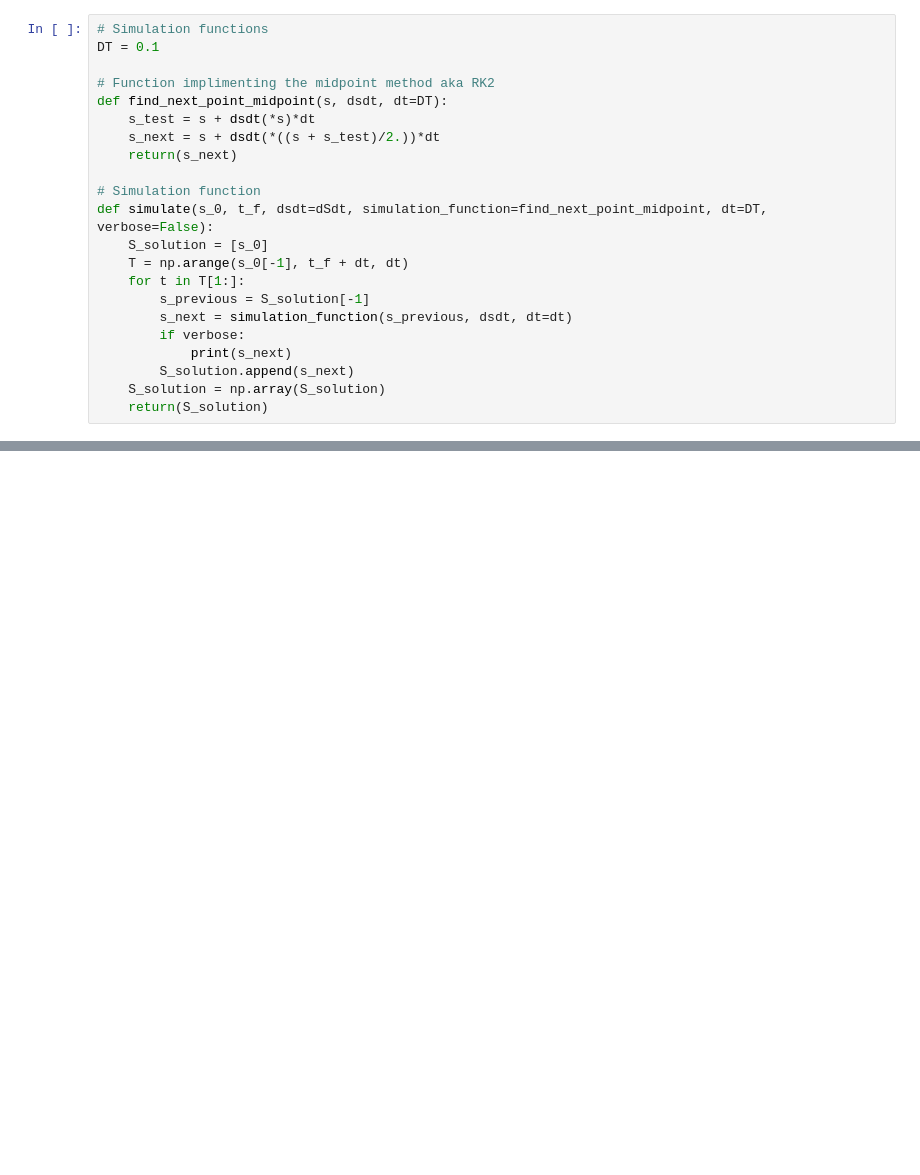
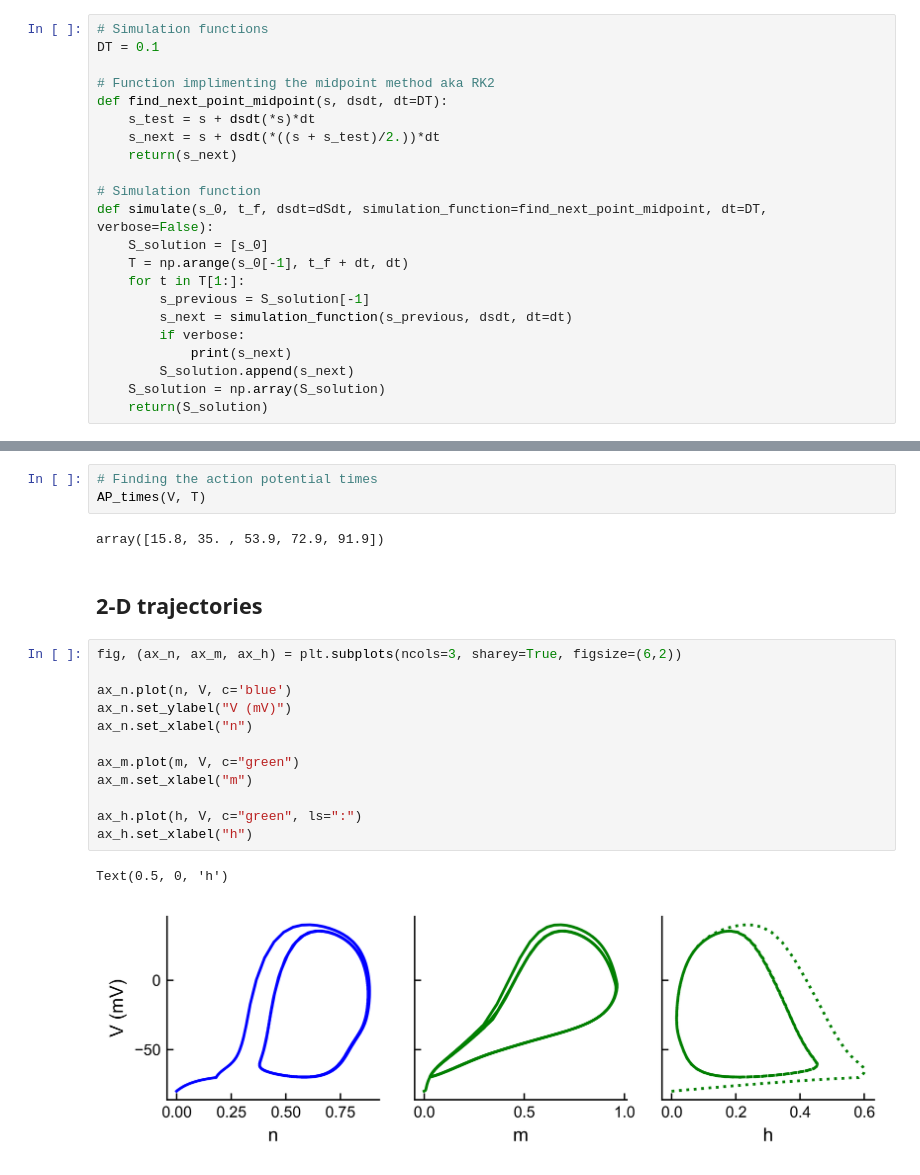
Before and after one commit to badralbanna/FTN, a Jupyter notebook: HH simulation (beta).ipynb, the cells around one changed output, grey strips where cells are left out. Cells and saved outputs as stored; diff of their text form; blank space fills up the shorter version.

```diff
--- a/HH simulation (beta).ipynb
+++ b/HH simulation (beta).ipynb
@@ -162,0 +199,22 @@ ax_c2.legend()
+# %%
+# Finding the action potential times
+AP_times(V, T)
+# %% [output]
+array([15.8, 35. , 53.9, 72.9, 91.9])
+# %% [markdown]
+## 2-D trajectories
+# %%
+fig, (ax_n, ax_m, ax_h) = plt.subplots(ncols=3, sharey=True, figsize=(6,2))
+
+ax_n.plot(n, V, c='blue')
+ax_n.set_ylabel("V (mV)")
+ax_n.set_xlabel("n")
+
+ax_m.plot(m, V, c="green")
+ax_m.set_xlabel("m")
+
+ax_h.plot(h, V, c="green", ls=":")
+ax_h.set_xlabel("h")
+# %% [output]
+Text(0.5, 0, 'h')
+[figure, added]
```
Also changed, not shown: parts of 9 cells of this notebook.
